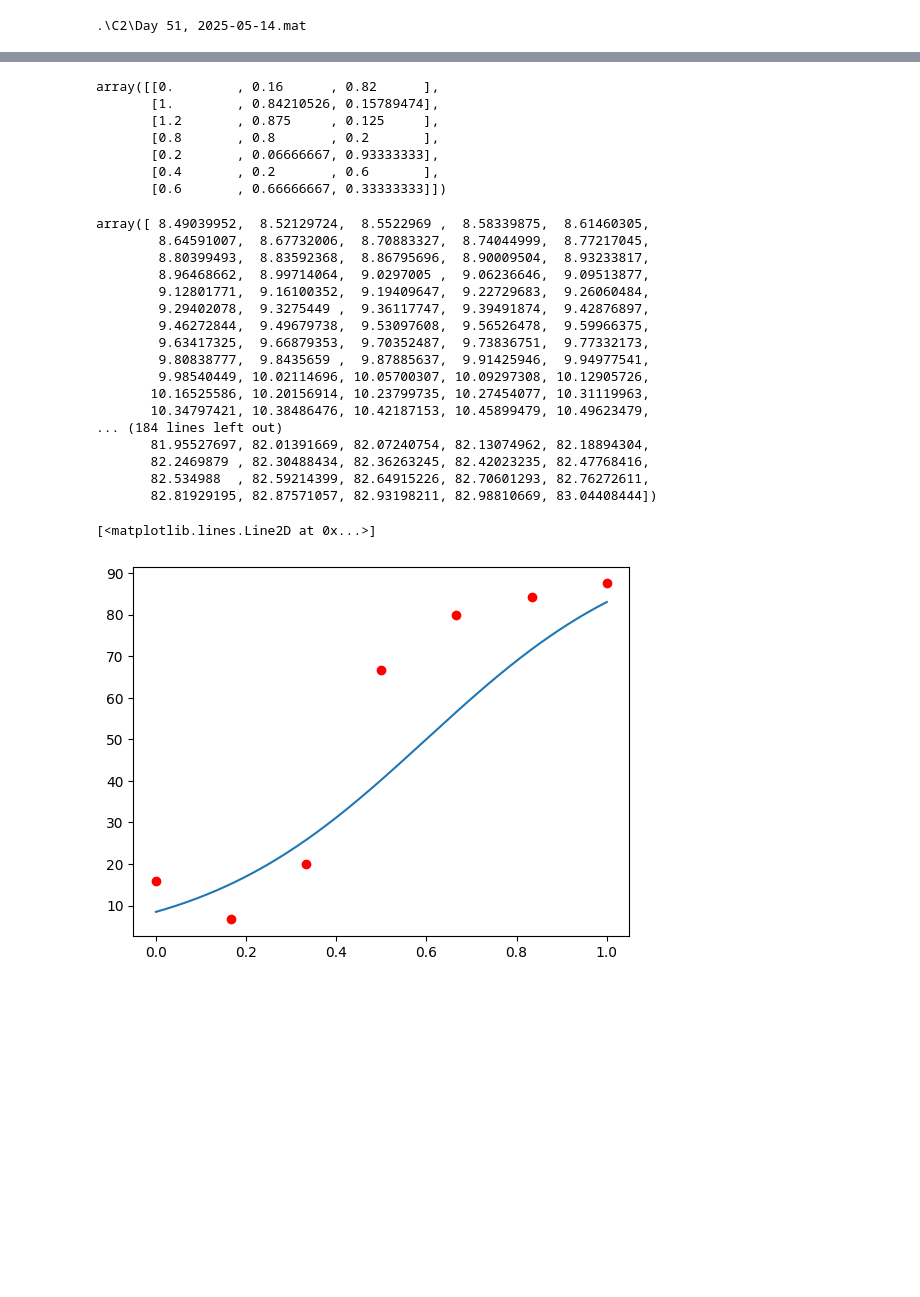
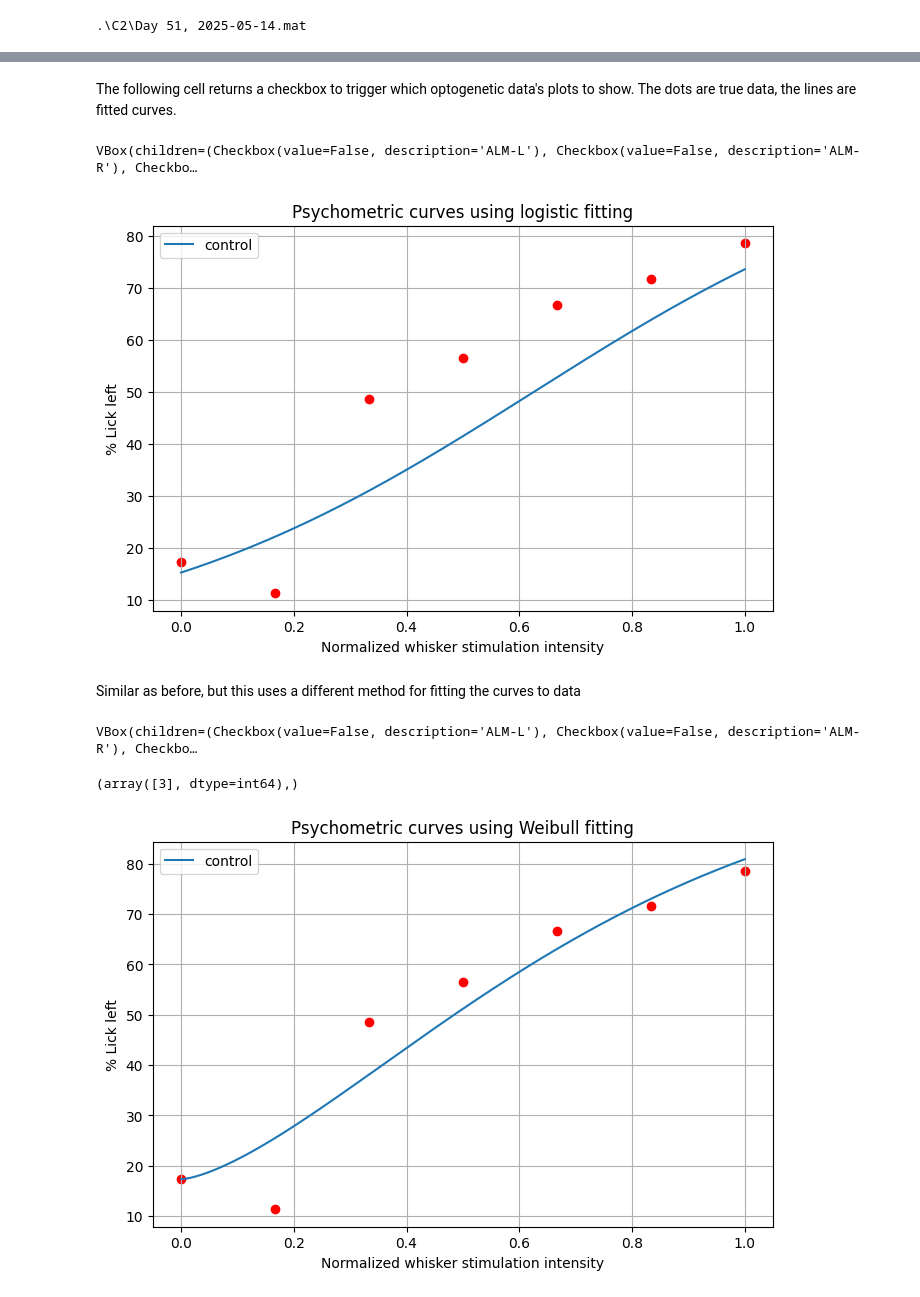
Before and after one commit to waychalkedar/optogenetic-data-analysis, a Jupyter notebook: behav_analysis.ipynb, the cells around one changed output, grey strips where cells are left out. Drawn from its saved outputs; the diff is of its cells as text; code cells hidden in the pictures; blank space fills up the shorter version.

```diff
--- a/behav_analysis.ipynb
+++ b/behav_analysis.ipynb
@@ -53,11 +42,3 @@ print(processed_data[processed_data['file'] == r'.\C2\Day 51, 2025-05-14.mat'])
 15397          19       0.00         0.0  control  .\C2\Day 51, 2025-05-14.mat
 
 [232 rows x 5 columns]
-# %%
-base_path = r'.'
-opto_mat = bh.load_mat_files(base_path,
-                            mouse_id = 'C2',
-                            day_start = 51,
-                            day_end = 69)
-o_data = bh.extract_data_to_df(opto_mat)
-opto_data = bh.round_stim_data(o_data)
@@ -63,0 +47,8 @@ opto_data = bh.round_stim_data(o_data)
+# %%
+base_path = r'.'
+total_mat = bh.load_mat_files(base_path,
+                            mouse_id = 'C2',
+                            day_start = 51,
+                            day_end = 69)
+data = bh.extract_data_to_df(total_mat)
+processed_data = bh.round_stim_data(data)
@@ -77,39 +62,15 @@ set(opto_data['optoStim'])
+# %% [markdown]
+The following cell returns a checkbox to trigger which optogenetic data's plots to show. The dots are true data, the lines are fitted curves.
 # %%
-psych_table = bh.make_psych_table(opto_data, optoStim='ALM-R')
-psych_table = bh.take_needed_ints_only(psych_table, max_val = 1.2)
-psych_table
+bh.make_plots(processed_data, show_data = True)
 # %% [output]
-array([[0.        , 0.16      , 0.82      ],
-       [1.        , 0.84210526, 0.15789474],
-       [1.2       , 0.875     , 0.125     ],
-       [0.8       , 0.8       , 0.2       ],
-       [0.2       , 0.06666667, 0.93333333],
-       [0.4       , 0.2       , 0.6       ],
-       [0.6       , 0.66666667, 0.33333333]])
+VBox(children=(Checkbox(value=False, description='ALM-L'), Checkbox(value=False, description='ALM-R'), Checkbo…
+[figure, added]
-# %%
-fit_params = bh.psych_fit(psych_table)
-bh.calc_psych_curve(fit_params)
-# %% [output]
-array([ 8.49039952,  8.52129724,  8.5522969 ,  8.58339875,  8.61460305,
-        8.64591007,  8.67732006,  8.70883327,  8.74044999,  8.77217045,
-        8.80399493,  8.83592368,  8.86795696,  8.90009504,  8.93233817,
-        8.96468662,  8.99714064,  9.0297005 ,  9.06236646,  9.09513877,
-        9.12801771,  9.16100352,  9.19409647,  9.22729683,  9.26060484,
-        9.29402078,  9.3275449 ,  9.36117747,  9.39491874,  9.42876897,
-        9.46272844,  9.49679738,  9.53097608,  9.56526478,  9.59966375,
-        9.63417325,  9.66879353,  9.70352487,  9.73836751,  9.77332173,
-        9.80838777,  9.8435659 ,  9.87885637,  9.91425946,  9.94977541,
-        9.98540449, 10.02114696, 10.05700307, 10.09297308, 10.12905726,
-       10.16525586, 10.20156914, 10.23799735, 10.27454077, 10.31119963,
-       10.34797421, 10.38486476, 10.42187153, 10.45899479, 10.49623479,
-... (184 lines left out)
-       81.95527697, 82.01391669, 82.07240754, 82.13074962, 82.18894304,
-       82.2469879 , 82.30488434, 82.36263245, 82.42023235, 82.47768416,
-       82.534988  , 82.59214399, 82.64915226, 82.70601293, 82.76272611,
-       82.81929195, 82.87571057, 82.93198211, 82.98810669, 83.04408444])
+# %% [markdown]
+Similar as before, but this uses a different method for fitting the curves to data
 # %%
-plt.scatter(psych_table[:, 0]/1.2, psych_table[:, 1]*100, c = 'r')
-plt.plot(np.linspace(0, 1, 1000), bh.calc_psych_curve(fit_params))
+bh.make_plots_ps(processed_data, show_data = True)
 # %% [output]
-[<matplotlib.lines.Line2D at 0x...>]
+VBox(children=(Checkbox(value=False, description='ALM-L'), Checkbox(value=False, description='ALM-R'), Checkbo…
+(array([3], dtype=int64),)
-[figure, old version]
+[figure, new version]
```
Also changed, not shown: parts of 8 cells of this notebook, 20 other files.
